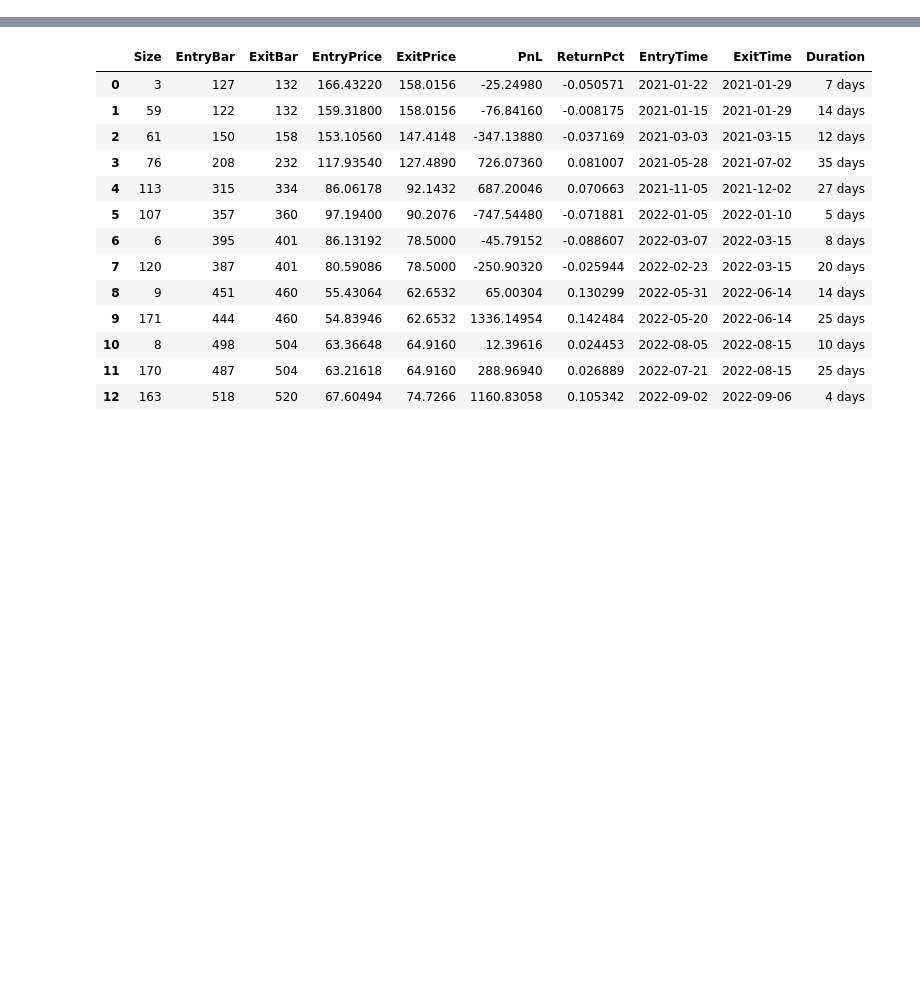
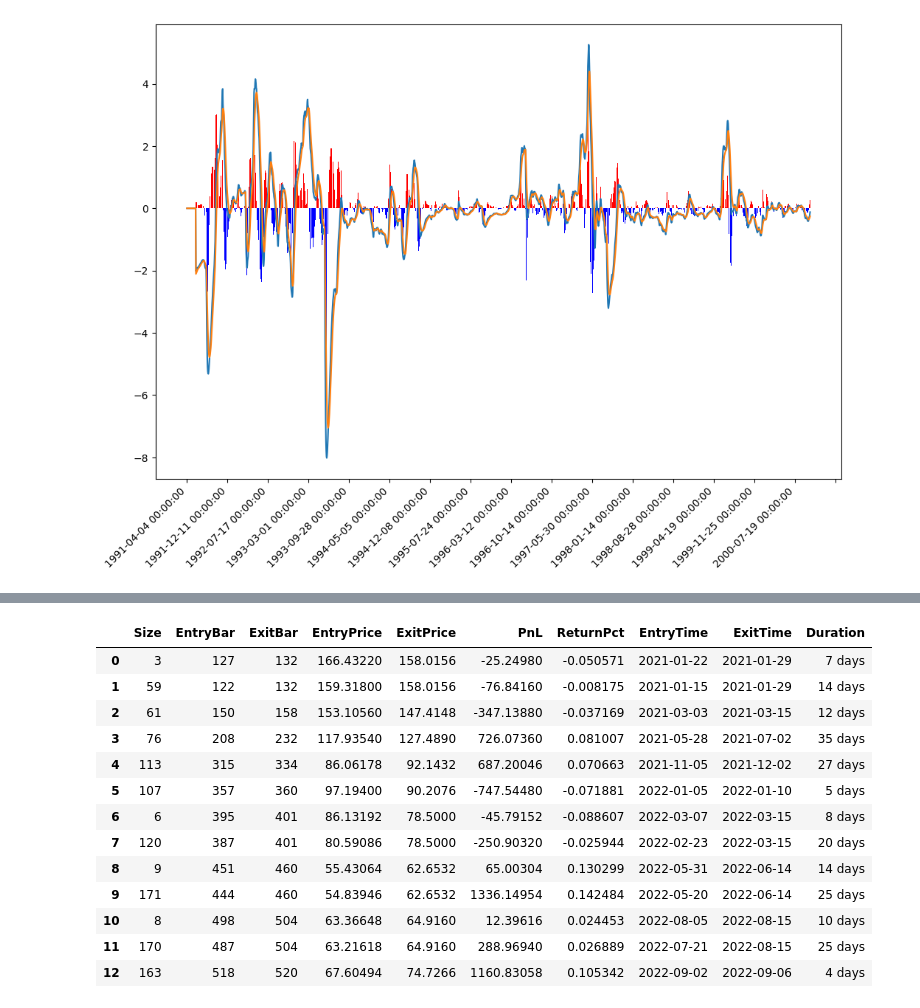
Before and after one commit to bizeasy17/investtrack, a Jupyter notebook: diggings/backtesting.ipynb, the cells around one changed output, grey strips where cells are left out. Cells and saved outputs as stored; diff of their text form; code cells hidden in the pictures; blank space fills up the shorter version.

```diff
--- a/diggings/backtesting.ipynb
+++ b/diggings/backtesting.ipynb
@@ -61,0 +81,36 @@ output = bt.run(c=10,d=60,steps={'a':'cross', 'b':'above200'})
+# %%
+# import pandas as pd
+# import talib
+import numpy as np
+# import matplotlib.pyplot as plt
+import matplotlib.ticker as ticker
+
+fig = plot.figure(figsize=(12, 8))
+ax = fig.add_subplot(111)
+
+dif, dea, bar = talib.MACD(stock_hist['Close'].values, fastperiod=12, slowperiod=26, signalperiod=9)
+dif[np.isnan(dif)], dea[np.isnan(dea)], bar[np.isnan(bar)] = 0, 0, 0
+ax.plot(np.arange(0, len(df)), dif)
+ax.plot(np.arange(0, len(df)), dea)
+red_bar = np.where(bar > 0, 2 * bar, 0)
+blue_bar = np.where(bar < 0, 2 * bar, 0)
+ax.bar(np.arange(0, len(df)), red_bar, color="red")
+ax.bar(np.arange(0, len(df)), blue_bar, color="blue")
+
+ax.xaxis.set_major_locator(ticker.MaxNLocator(20))
+
+
+def format_date(x, pos=None):
+    # 由于前面股票数据在 date 这个位置传入的都是int
+    # 因此 x=0,1,2,...
+    # date_tickers 是所有日期的字符串形式列表
+    if x < 0 or x > len(stock_hist['Trade_date']) - 1:
+        return ''
+    return stock_hist['Trade_date'][int(x)]
+
+
+ax.xaxis.set_major_formatter(ticker.FuncFormatter(format_date))
+plot.setp(plot.gca().get_xticklabels(), rotation=45, horizontalalignment='right')
+plot.show()
+# %% [output]
+[figure, added]
```
Also changed, not shown: parts of 8 cells of this notebook.
